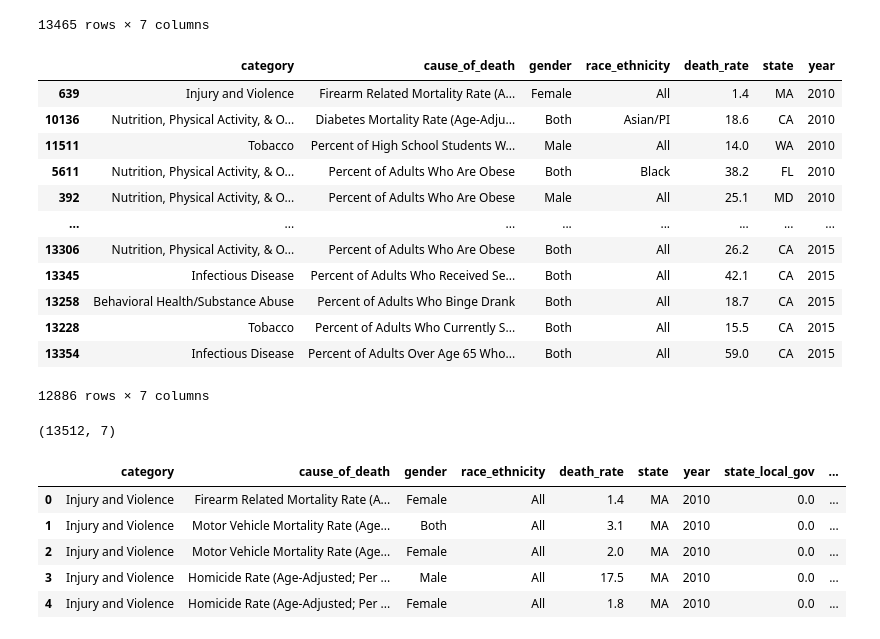
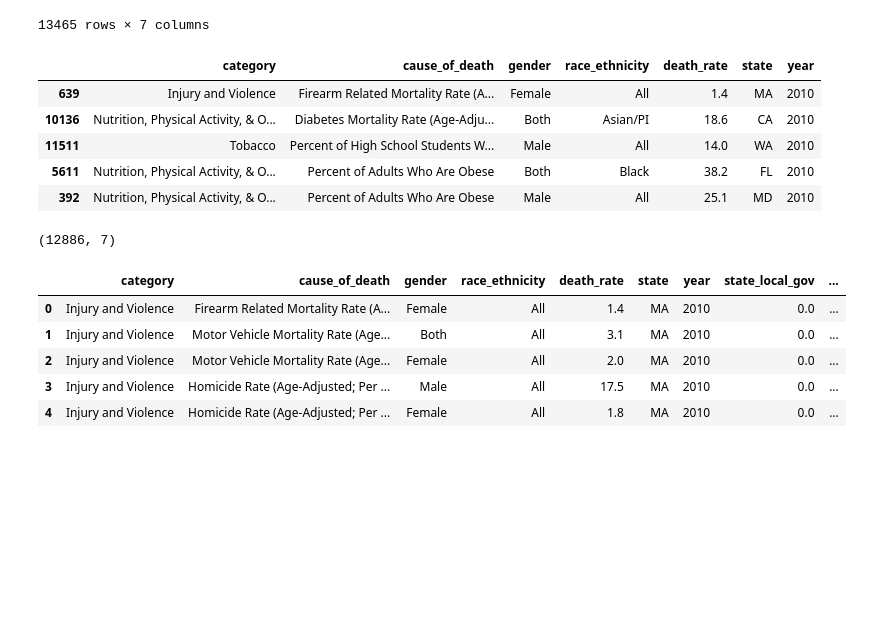
Before and after one commit to erikayi/Project-2-ETL-Cities-Health-Data, a Jupyter notebook: ETL_Cities_Health_Data_Project.ipynb, the cells around one changed output. Drawn from its saved outputs; the diff is of its cells as text; code cells hidden in the pictures; blank space fills up the shorter version.

```diff
--- a/ETL_Cities_Health_Data_Project.ipynb
+++ b/ETL_Cities_Health_Data_Project.ipynb
@@ -522,27 +524,21 @@ sort_city_data.drop_duplicates(keep='first')
 13465 rows × 7 columns
 # %%
 # drop any null values left if exists
-sort_city_data.dropna()
+cleaned_city = sort_city_data.dropna()
+cleaned_city.head()
 # %% [output]
 |  | category | cause_of_death | gender | race_ethnicity | death_rate | state | year |
 | 639 | Injury and Violence | Firearm Related Mortality Rate (A... | Female | All | 1.4 | MA | 2010 |
 | 10136 | Nutrition, Physical Activity, & O... | Diabetes Mortality Rate (Age-Adju... | Both | Asian/PI | 18.6 | CA | 2010 |
 | 11511 | Tobacco | Percent of High School Students W... | Male | All | 14.0 | WA | 2010 |
 | 5611 | Nutrition, Physical Activity, & O... | Percent of Adults Who Are Obese | Both | Black | 38.2 | FL | 2010 |
 | 392 | Nutrition, Physical Activity, & O... | Percent of Adults Who Are Obese | Male | All | 25.1 | MD | 2010 |
-| ... | ... | ... | ... | ... | ... | ... | ... |
-| 13306 | Nutrition, Physical Activity, & O... | Percent of Adults Who Are Obese | Both | All | 26.2 | CA | 2015 |
-| 13345 | Infectious Disease | Percent of Adults Who Received Se... | Both | All | 42.1 | CA | 2015 |
-| 13258 | Behavioral Health/Substance Abuse | Percent of Adults Who Binge Drank | Both | All | 18.7 | CA | 2015 |
-| 13228 | Tobacco | Percent of Adults Who Currently S... | Both | All | 15.5 | CA | 2015 |
-| 13354 | Infectious Disease | Percent of Adults Over Age 65 Who... | Both | All | 59.0 | CA | 2015 |
-12886 rows × 7 columns
 # %%
 # check the shape (rows) of the dataframe
 # 13512 rows matches with the cleaned dataframe on the previous part of the project
-sort_city_data.shape
+cleaned_city.shape
 # %% [output]
-(13512, 7)
+(12886, 7)
 # %%
 # merge the both dataframees together at 'state' and 'year' on both left and right join
 # save it as joined_df
```
Also changed, not shown: parts of 13 cells of this notebook, 7 other files.
